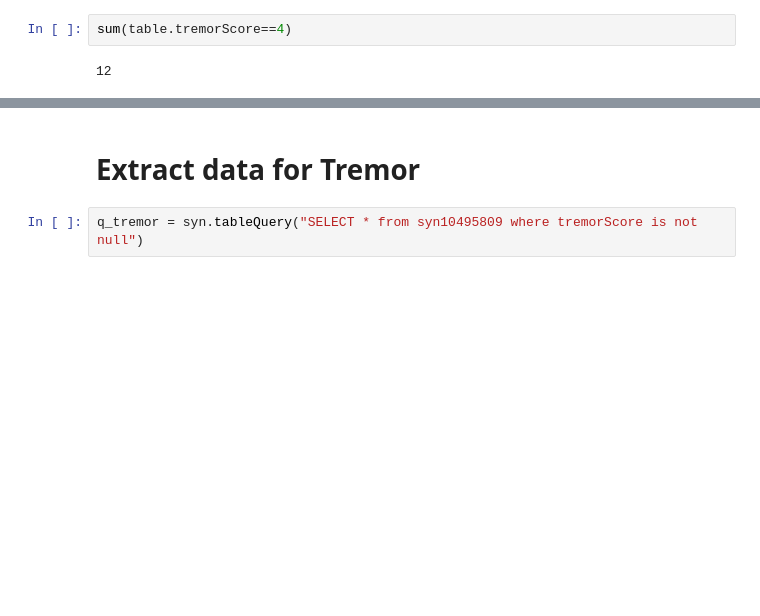
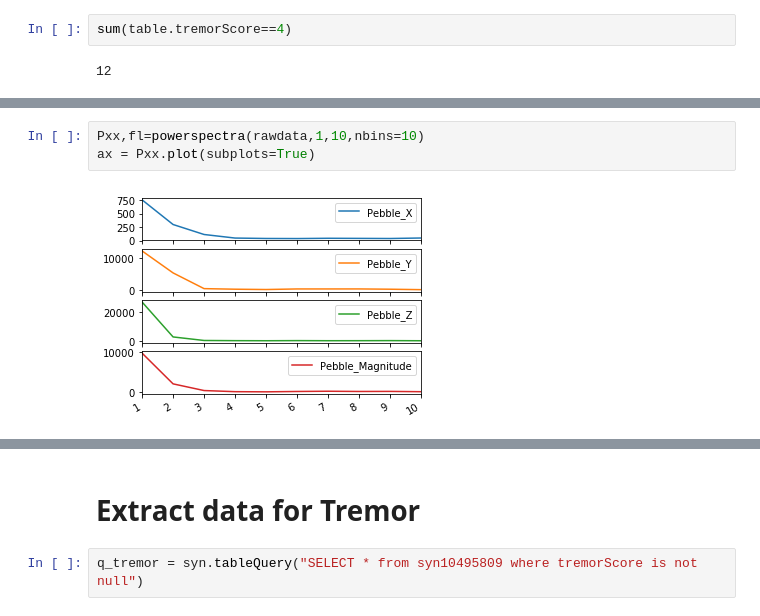
Before and after one commit to Luke3D/Misccode, a Jupyter notebook: Dataprocessing.ipynb, the cells around one changed output, grey strips where cells are left out. Saved outputs shown, nothing was run; the diff lists cells and outputs as text; blank space fills up the shorter version.

```diff
--- a/Dataprocessing.ipynb
+++ b/Dataprocessing.ipynb
@@ -73,0 +631,5 @@ sum(table.tremorScore==4)
+# %%
+Pxx,fl=powerspectra(rawdata,1,10,nbins=10)
+ax = Pxx.plot(subplots=True)
+# %% [output]
+[figure, added]
```
Also changed, not shown: parts of 55 cells of this notebook.
